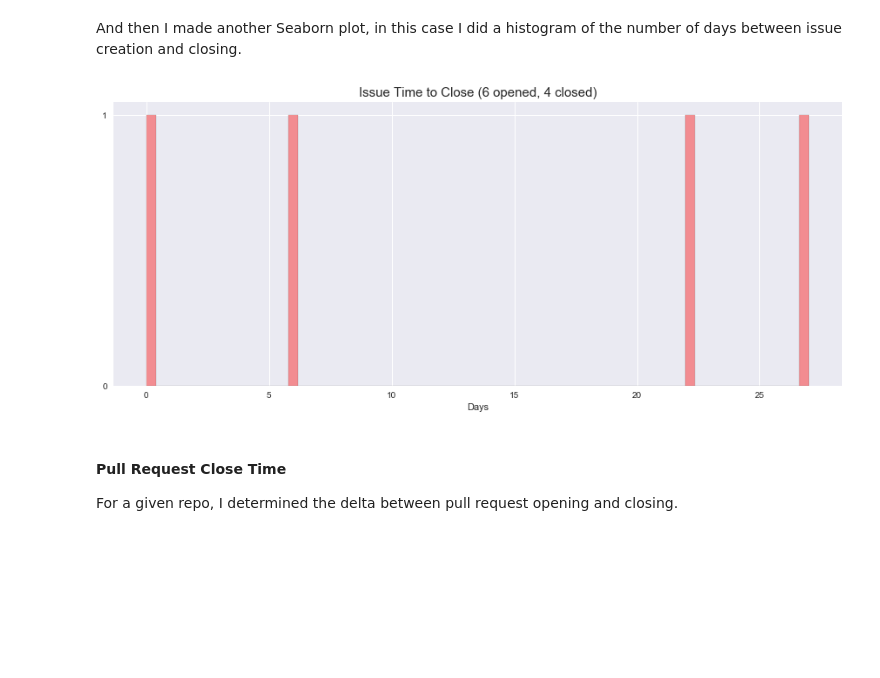
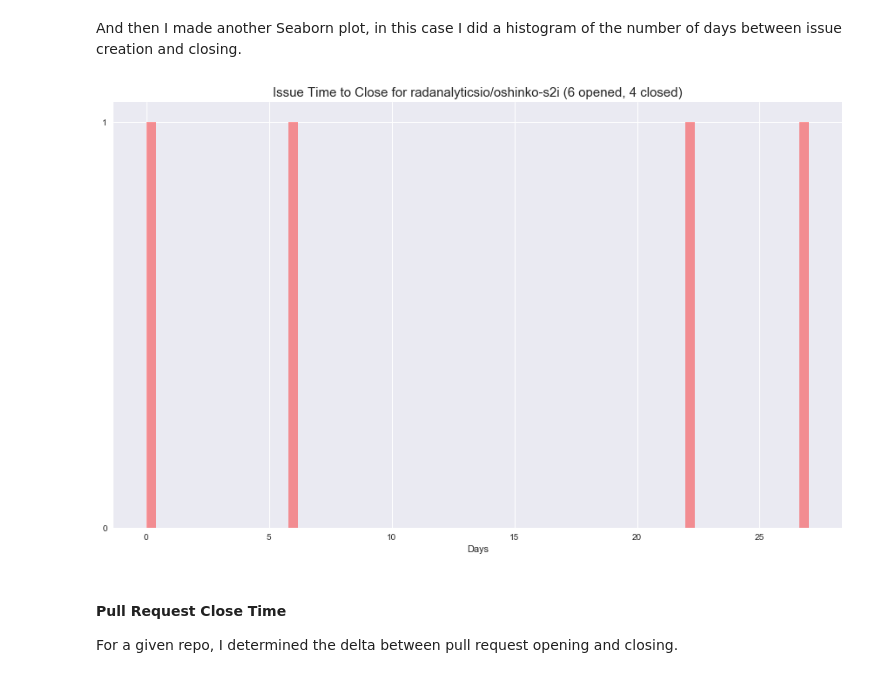
Before and after one commit to EldritchJS/kono-notebook, a Jupyter notebook: kono.ipynb, the cells around one changed output. Cells and saved outputs as stored; diff of their text form; code cells hidden in the pictures; blank space fills up the shorter version.

```diff
--- a/kono.ipynb
+++ b/kono.ipynb
@@ -227,18 +227,18 @@ timesToCloseIssues = issuesRecords\
 And then I made another Seaborn plot, in this case I did a histogram of the number of days between issue creation and closing.
 # %%
 sns.set()
-bx = plt.figure(figsize=(15, 6)).gca()
+bx = plt.figure(figsize=[15,9]).gca()
 import math
 from matplotlib.ticker import MaxNLocator
 
 sns.distplot(timesToCloseIssues,\
              kde=False,bins=70,color='red')
-titleStr=('Issue Time to Close (' + str(openedRecords) + ' opened, ' + str(len(timesToCloseIssues)) + ' closed)')
+titleStr=('Issue Time to Close for ' + repoFullName + ' (' + str(openedRecords) + ' opened, ' + str(len(timesToCloseIssues)) + ' closed)')
 bx.set(ylabel="",xlabel="Days")
 plt.title(titleStr,fontsize=15)
 bx.yaxis.set_major_locator(MaxNLocator(integer=True))
 # %% [output]
-[figure, old version]
+[figure, new version]
 # %% [markdown]
 #### Pull Request Close Time
 
```
Also changed, not shown: parts of 9 cells of this notebook.
